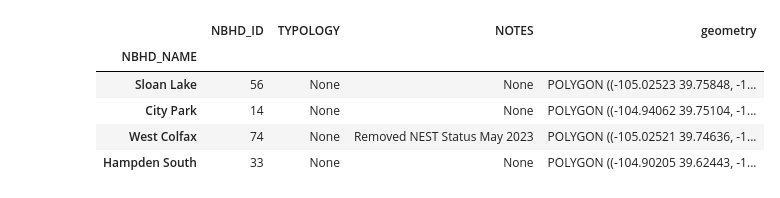
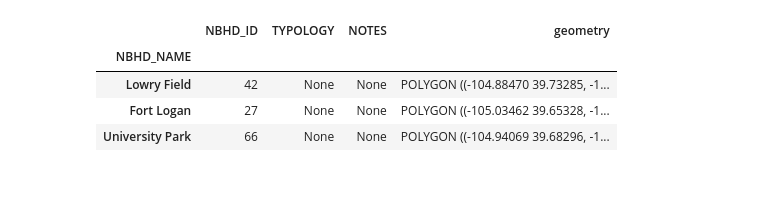
Before and after one commit to jsmi374/-jsmi374-.gitbub.io, a Jupyter notebook: notebooks/Denver_NDVI_neigh_.ipynb, the cells around one changed output. Saved outputs shown, nothing was run; the diff lists cells and outputs as text; code cells hidden in the pictures.

```diff
--- a/notebooks/Denver_NDVI_neigh_.ipynb
+++ b/notebooks/Denver_NDVI_neigh_.ipynb
@@ -36,21 +35,20 @@ for a_dir in [den_dir, ndvi_dir]:
 # %%
 den_path = os.path.join(den_dir, 'denver-neighborhoods.shp')
 if not os.path.exists(den_path):
     den_url = ("https://www.denvergov.org/media/gis/DataCatalog/statistical_neighborhoods/shape/statistical_neighborhoods.zip")
     gpd.read_file(den_url).to_file(den_path)
 
 gpd.read_file(den_path)
 den_gdf = gpd.read_file(den_path).set_index('NBHD_NAME')
 
-neigh_gdf = (den_gdf.loc[['Sloan Lake', 'City Park', 'West Colfax','Hampden South']])
+neigh_gdf = (den_gdf.loc[['Lowry Field', 'Fort Logan','University Park']])
 neigh_gdf
 # %% [output]
 |  | NBHD_ID | TYPOLOGY | NOTES | geometry |
 | NBHD_NAME |  |  |  |  |
-| Sloan Lake | 56 | None | None | POLYGON ((-105.02523 39.75848, -1... |
-| City Park | 14 | None | None | POLYGON ((-104.94062 39.75104, -1... |
-| West Colfax | 74 | None | Removed NEST Status May 2023 | POLYGON ((-105.02521 39.74636, -1... |
-| Hampden South | 33 | None | None | POLYGON ((-104.90205 39.62443, -1... |
+| Lowry Field | 42 | None | None | POLYGON ((-104.88470 39.73285, -1... |
+| Fort Logan | 27 | None | None | POLYGON ((-105.03462 39.65328, -1... |
+| University Park | 66 | None | None | POLYGON ((-104.94069 39.68296, -1... |
 # %%
 gpd.read_file(den_path)
 # %% [output]
```
Also changed, not shown: parts of 8 cells of this notebook.
